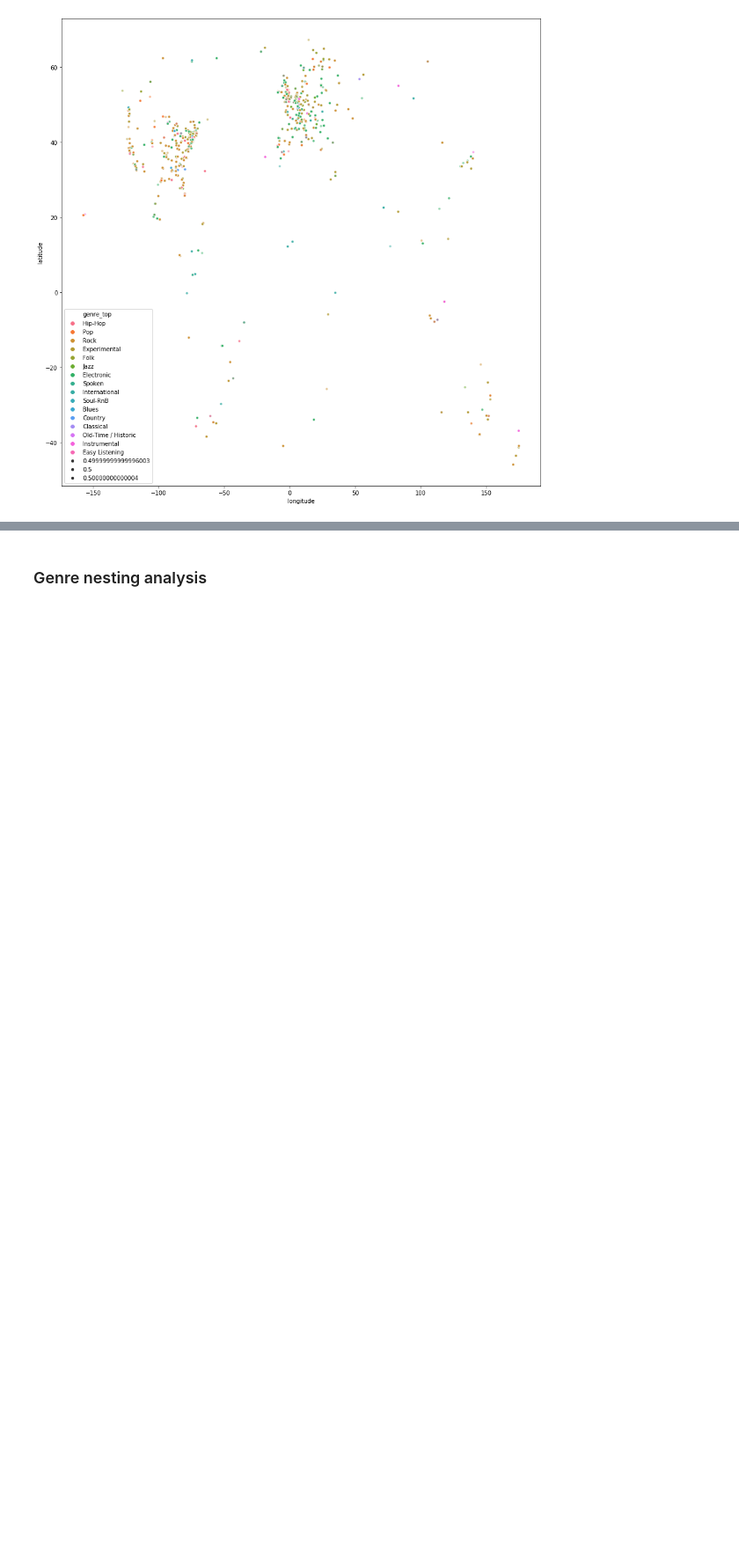
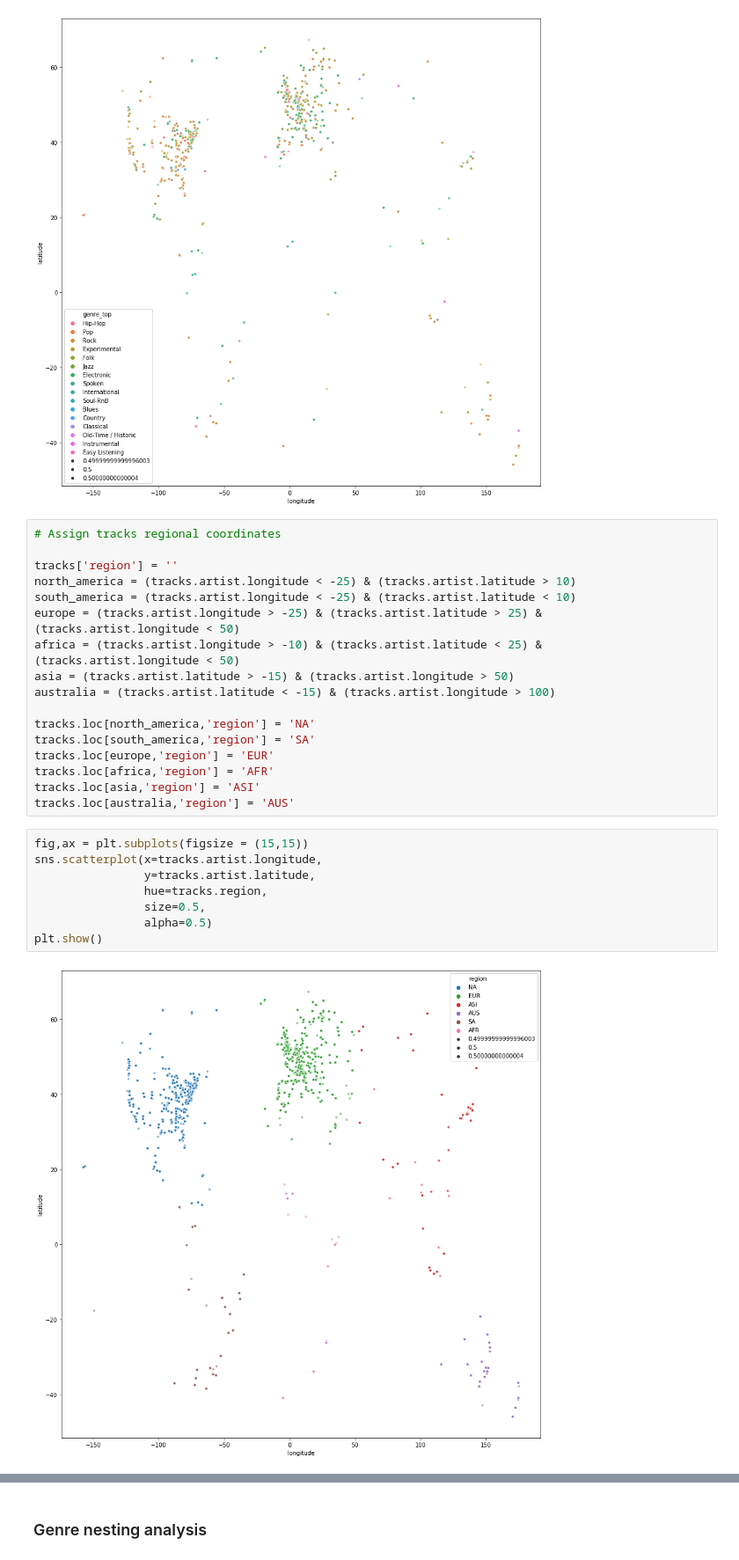
Before and after one commit to ryanmswan/springboard, a Jupyter notebook: capstone_eda/capstone_1_fma_analysis.ipynb, the cells around one changed output, grey strips where cells are left out. Shown at 88% size. Saved outputs shown, nothing was run; the diff lists cells and outputs as text; blank space fills up the shorter version.

```diff
--- a/capstone_eda/capstone_1_fma_analysis.ipynb
+++ b/capstone_eda/capstone_1_fma_analysis.ipynb
@@ -406,3 +501,30 @@ sns.scatterplot(x=tracks.artist.longitude,
 plt.show()
 # %% [output]
 [figure]
+# %%
+# Assign tracks regional coordinates
+
+tracks['region'] = ''
+north_america = (tracks.artist.longitude < -25) & (tracks.artist.latitude > 10)
+south_america = (tracks.artist.longitude < -25) & (tracks.artist.latitude < 10)
+europe = (tracks.artist.longitude > -25) & (tracks.artist.latitude > 25) & (tracks.artist.longitude < 50)
+africa = (tracks.artist.longitude > -10) & (tracks.artist.latitude < 25) & (tracks.artist.longitude < 50)
+asia = (tracks.artist.latitude > -15) & (tracks.artist.longitude > 50)
+australia = (tracks.artist.latitude < -15) & (tracks.artist.longitude > 100)
+
+tracks.loc[north_america,'region'] = 'NA'
+tracks.loc[south_america,'region'] = 'SA'
+tracks.loc[europe,'region'] = 'EUR'
+tracks.loc[africa,'region'] = 'AFR'
+tracks.loc[asia,'region'] = 'ASI'
+tracks.loc[australia,'region'] = 'AUS'
+# %%
+fig,ax = plt.subplots(figsize = (15,15))
+sns.scatterplot(x=tracks.artist.longitude,
+                y=tracks.artist.latitude,
+                hue=tracks.region,
+                size=0.5,
+                alpha=0.5)
+plt.show()
+# %% [output]
+[figure, added]
```
Also changed, not shown: parts of 17 cells of this notebook.
